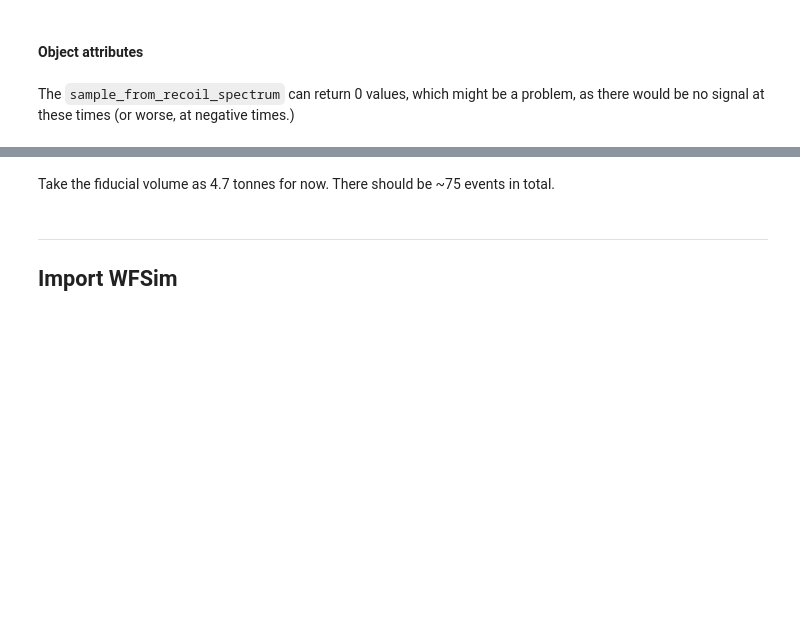
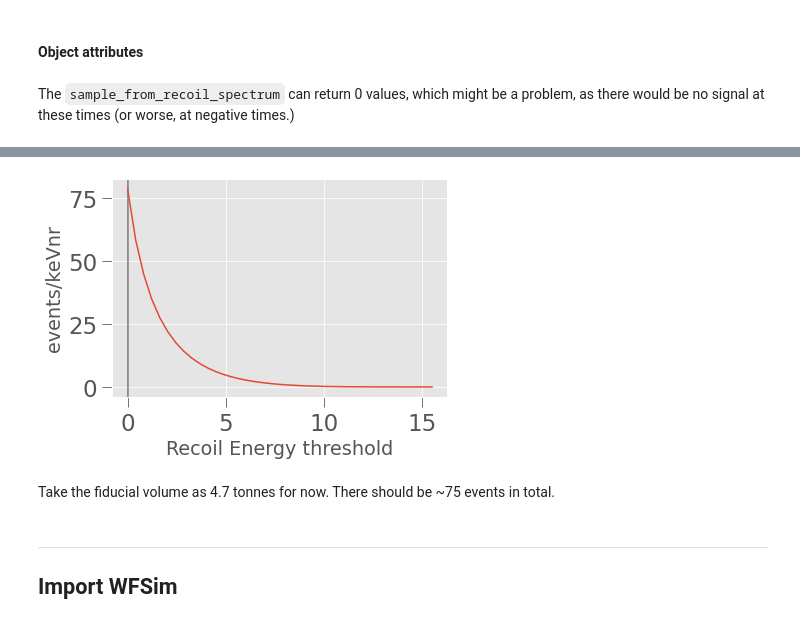
Before and after one commit to XENONnT/multimessenger, a Jupyter notebook: notebooks/Supernova_Signal-WFSim.ipynb, the cells around one changed output, grey strips where cells are left out. Drawn from its saved outputs; the diff is of its cells as text; code cells hidden in the pictures; blank space fills up the shorter version.

```diff
--- a/notebooks/Supernova_Signal-WFSim.ipynb
+++ b/notebooks/Supernova_Signal-WFSim.ipynb
@@ -52,19 +52,11 @@ plotter = Plotter(M30sn_model)
 # %% [markdown]
 #### Object attributes
 # %%
-# tot_rates1D = M30sn_model.total_rate1D # integrated(summed) between 0-10s
-# tot_rates2D = M30sn_model.total_rate2D
-# recoil_energy_bins = M30sn_model.recoil_en
-# timebins = M30sn_model.t
-# nu_energies = M30sn_model.mean_E
-# rates_Er, rates_t = M30sn_model._get_1Drates_from2D()
-# Er_sample_E = M30sn_model.sample_from_recoil_spectrum(N_sample=100000)
-# Er_sample_t = M30sn_model.sample_from_recoil_spectrum(x='time',N_sample=100000)
-
-## dump to a pickle
-# combined_dicts = [rates_Er,rates_t, recoil_energy_bins, timebins]
-
-# with open(r"rates_combined.pickle", "wb") as output_file:
-#     pickle.dump(combined_dicts, output_file)
+tot_rates1D = M30sn_model.total_rate1D # integrated(summed) between 0-10s
+tot_rates2D = M30sn_model.total_rate2D
+recoil_energy_bins = M30sn_model.recoil_en
+timebins = M30sn_model.t
+nu_energies = M30sn_model.mean_E
+rates_Er, rates_t = M30sn_model._get_1Drates_from2D()
 # %% [markdown]
 The `sample_from_recoil_spectrum` can return 0 values, which might be a problem, as there would be no signal at these times (or worse, at negative times.)
@@ -115,10 +88,12 @@ ax2.hist(sample_E, bins=200);
 # %%
-E_thr =  np.array([np.trapz(rates_Er['Total'][i:], recoil_energy_bins[i:]) for i,foo in enumerate(recoil_energy_bins)])
+E_thr, rec_bins = sn_utils.get_rates_above_threshold(rates_Er['Total'], recoil_energy_bins)
 
-plt.plot(E_thr*4.7);
+plt.axvline(0, color='k', alpha=0.5);
+plt.plot(rec_bins, E_thr*4.7);
 plt.ylabel('events/keVnr');
 plt.xlabel('Recoil Energy threshold');
-plt.axvline(0, color='k');
+# %% [output]
+[figure, added]
 # %% [markdown]
 Take the fiducial volume as 4.7 tonnes for now. There should be ~75 events in total.
 # %% [markdown]
```
Also changed, not shown: parts of 29 cells of this notebook, 7 other files.
